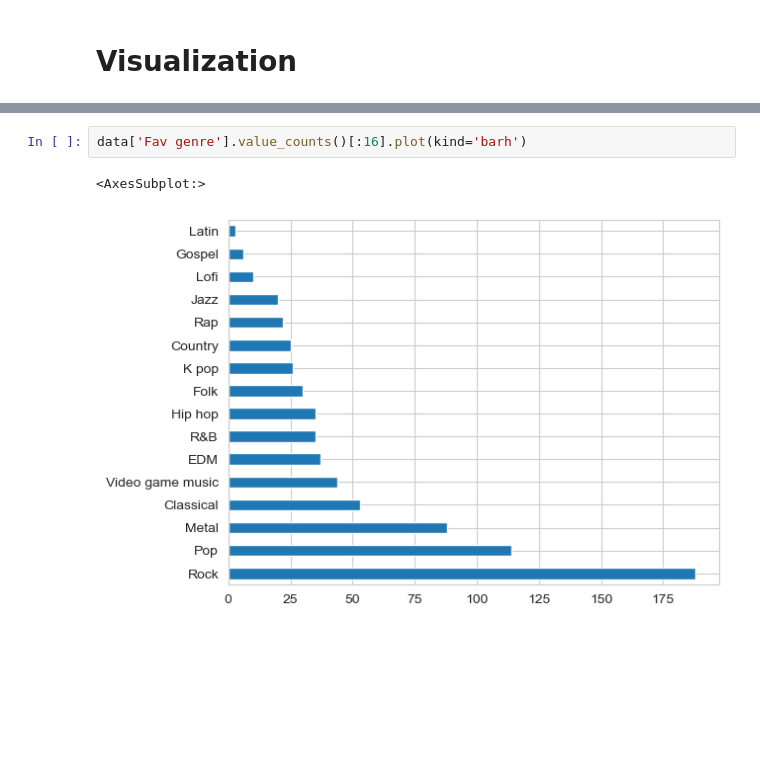
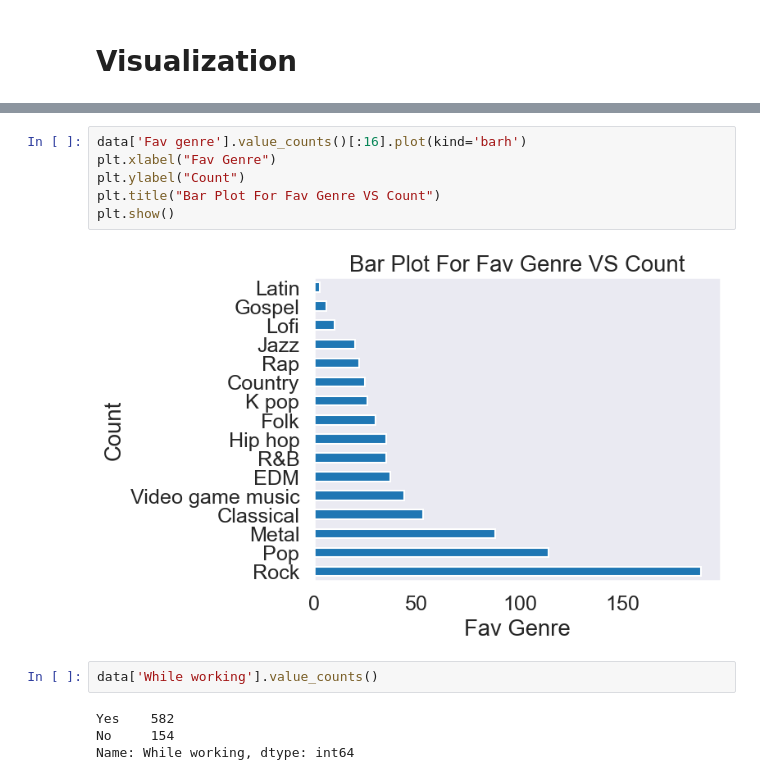
Before and after one commit to FranklinBosire/Music-And-Therapy-Survey, a Jupyter notebook: Music And Therapy Survey.ipynb, the cells around one changed output, grey strips where cells are left out. Cells and saved outputs as stored; diff of their text form; blank space fills up the shorter version.

```diff
--- a/Music And Therapy Survey.ipynb
+++ b/Music And Therapy Survey.ipynb
@@ -512,5 +494,14 @@ Name: Fav genre, dtype: int64
-# %%
-data['Fav genre'].value_counts()[:16].plot(kind='barh')
-# %% [output]
-<AxesSubplot:>
-[figure, removed]
+# %%
+data['Fav genre'].value_counts()[:16].plot(kind='barh')
+plt.xlabel("Fav Genre")
+plt.ylabel("Count")
+plt.title("Bar Plot For Fav Genre VS Count")
+plt.show()
+# %% [output]
+[figure, added]
+# %%
+data['While working'].value_counts()
+# %% [output]
+Yes    582
+No     154
+Name: While working, dtype: int64
```
Also changed, not shown: parts of 18 cells of this notebook.
